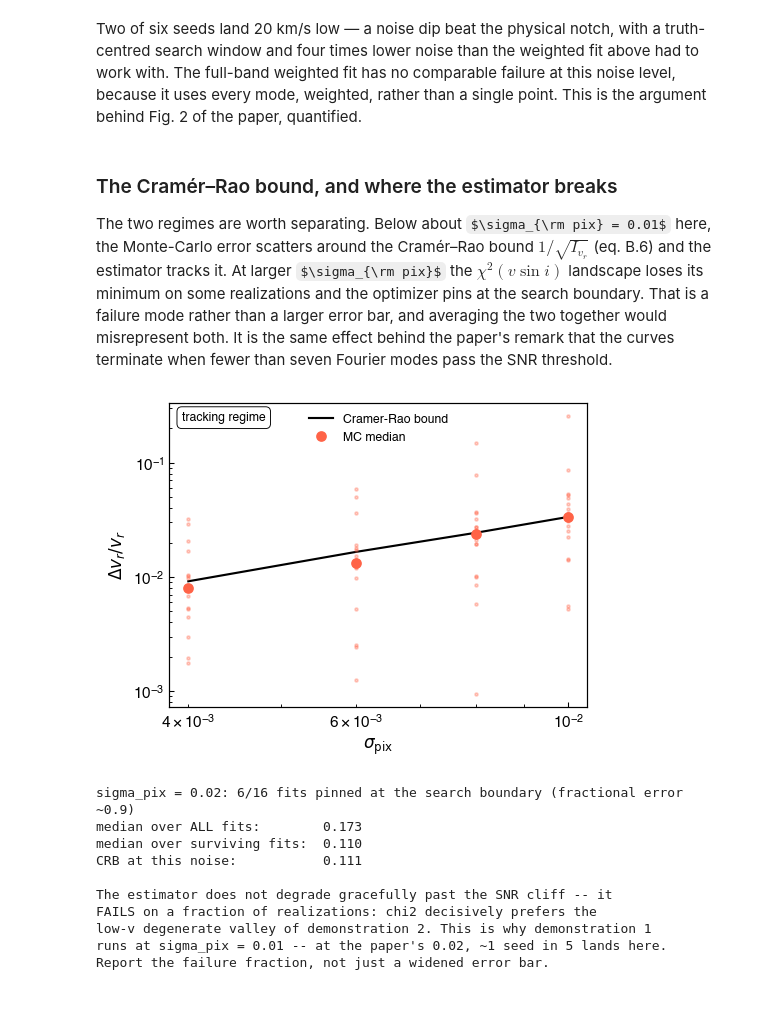
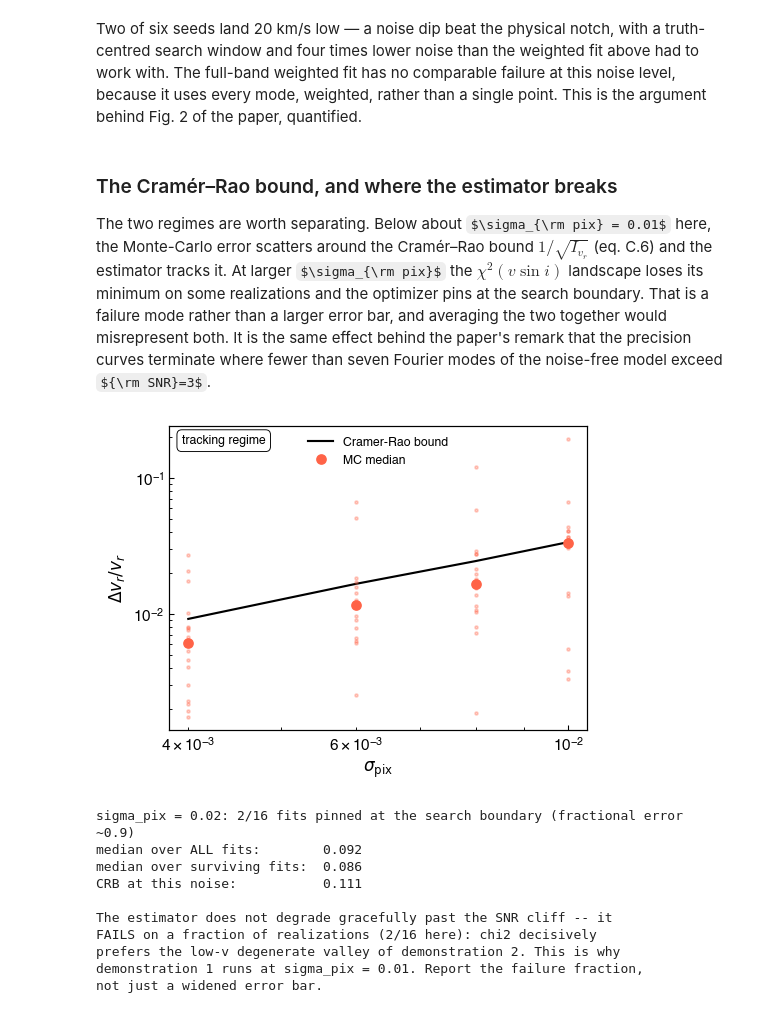
Before and after one commit to saharsh1/specbeat, a Jupyter notebook: notebooks/01_single_star_in_fourier_space.ipynb, the cells around one changed output. Saved outputs shown, nothing was run; the diff lists cells and outputs as text; code cells hidden in the pictures; some formulas as TeX source.

```diff
--- a/notebooks/01_single_star_in_fourier_space.ipynb
+++ b/notebooks/01_single_star_in_fourier_space.ipynb
@@ -456,20 +467,28 @@ point. This is the argument behind Fig. 2 of the paper, quantified.
 
 The two regimes are worth separating. Below about $\sigma_{\rm pix} = 0.01$ here,
 the Monte-Carlo error scatters around the Cramér–Rao bound $1/\sqrt{I_{v_r}}$
-(eq. B.6) and the estimator tracks it. At larger $\sigma_{\rm pix}$ the
+(eq. C.6) and the estimator tracks it. At larger $\sigma_{\rm pix}$ the
 $\chi^2(v\sin i)$ landscape loses its minimum on some realizations and the
 optimizer pins at the search boundary. That is a failure mode rather than a
 larger error bar, and averaging the two together would misrepresent both. It is
-the same effect behind the paper's remark that the curves terminate when fewer
-than seven Fourier modes pass the SNR threshold.
+the same effect behind the paper's remark that the precision curves terminate
+where fewer than seven Fourier modes of the noise-free model exceed
+${\rm SNR}=3$.
 # %%
 # (4a) tracking regime
 from scipy.optimize import minimize_scalar
 
-def fit_vsini_once(spec_n):
+def band_edge(sp):
+    # Fixed band for noise level sp: noise-free amplitude SNR >= 3.
+    sA_ = amplitude.amp_noise_sigma(sp, n=N)
+    z_, _, _ = amplitude.truncate_to_snr_cutoff(
+        zeta_c, np.log(amp_c), amp_c, amp_c / sA_, threshold=3.0)
+    return z_.max()
+
+def fit_vsini_once(spec_n, zmax):
     a_, _, z_, sA_ = amplitude.fourier_log_amplitude(spec_n, dv, normalize_to_snr=False)
     zf_, _, af_ = amplitude.truncate_to_snr_cutoff(z_, np.log(a_), a_, a_ / sA_,
-                                                   threshold=3.0)
+                                                   zeta_max=zmax)
     yf_, w_ = np.log(af_), (af_ / sA_) ** 2
     Mf_ = amplitude.construct_log_amp_model_matrix(zf_, 0.0, n_cos_terms=None,
                                                    n_baseline=2)
@@ -483,40 +502,43 @@ def crb_frac_at(sp):
     sigma_A_lv = amplitude.amp_noise_sigma(sp, n=N)
     zf_, _, af_ = amplitude.truncate_to_snr_cutoff(
         zeta_c, np.log(amp_c), amp_c, amp_c / sigma_A_lv, threshold=3.0)
     w_ = (af_ / sigma_A_lv) ** 2
     Mf_ = amplitude.construct_log_amp_model_matrix(zf_, 0.0, n_cos_terms=None,
                                                    n_baseline=2)
     dd = 0.5
     dk = (kernels.rotational_kernel(zf_, vsini_true + dd, eps_2, return_log=True)
           - kernels.rotational_kernel(zf_, vsini_true - dd, eps_2, return_log=True)) / (2 * dd)
     return 1.0 / np.sqrt(power.fisher_information_alpha(dk, Mf_, w_)) / vsini_true
 
 sig_track = np.array([0.004, 0.006, 0.008, 0.010])
 n_mc = 16
 crb, mc_med, mc_all = [], [], []
 for sp in sig_track:
     crb.append(crb_frac_at(sp))
+    zb = band_edge(sp)
     errs = [abs(fit_vsini_once(spec_clean
-                               + np.random.default_rng(1000 + s).normal(0, sp, N))
+                               + np.random.default_rng(1000 + s).normal(0, sp, N),
+                               zb)
                 - vsini_true) / vsini_true for s in range(n_mc)]
     mc_all.append(errs); mc_med.append(np.median(errs))
 
 fig, ax = plt.subplots(figsize=(4.9, 3.6))
 ax.loglog(sig_track, crb, "k-", lw=1.4, label="Cramer-Rao bound")
 ax.loglog(sig_track, mc_med, "o", color="tomato", ms=6, label="MC median")
 for sp, errs in zip(sig_track, mc_all):
     ax.loglog([sp] * len(errs), errs, ".", color="tomato", alpha=0.3, ms=4)
 ax.set_xlabel(r"$\sigma_{\rm pix}$"); ax.set_ylabel(r"$\Delta v_r / v_r$")
 ax.legend(frameon=False)
 regime_label(ax, "tracking regime", loc="upper left")
 plt.show()
 # %% [output]
-[figure, old version]
+[figure, new version]
 # %%
 # (4b) breakdown regime: same estimator, sigma_pix = 0.02.
 sp_break = 0.02
+zb_break = band_edge(sp_break)
 errs_break = np.array([abs(fit_vsini_once(
-    spec_clean + np.random.default_rng(1000 + s).normal(0, sp_break, N))
+    spec_clean + np.random.default_rng(1000 + s).normal(0, sp_break, N), zb_break)
     - vsini_true) / vsini_true for s in range(n_mc)])
 n_fail = int(np.sum(errs_break > 0.5))
 print(f"sigma_pix = {sp_break}: {n_fail}/{n_mc} fits pinned at the search "
@@ -524,22 +546,22 @@ print(f"sigma_pix = {sp_break}: {n_fail}/{n_mc} fits pinned at the search "
 print(f"median over ALL fits:        {np.median(errs_break):.3f}")
 print(f"median over surviving fits:  {np.median(errs_break[errs_break < 0.5]):.3f}")
 print(f"CRB at this noise:           {crb_frac_at(sp_break):.3f}")
-print("\nThe estimator does not degrade gracefully past the SNR cliff -- it")
-print("FAILS on a fraction of realizations: chi2 decisively prefers the")
-print("low-v degenerate valley of demonstration 2. This is why demonstration 1")
-print("runs at sigma_pix = 0.01 -- at the paper's 0.02, ~1 seed in 5 lands here.")
-print("Report the failure fraction, not just a widened error bar.")
+print(f"\nThe estimator does not degrade gracefully past the SNR cliff -- it")
+print(f"FAILS on a fraction of realizations ({n_fail}/{n_mc} here): chi2 decisively")
+print(f"prefers the low-v degenerate valley of demonstration 2. This is why")
+print(f"demonstration 1 runs at sigma_pix = 0.01. Report the failure fraction,")
+print(f"not just a widened error bar.")
 # %% [output]
-sigma_pix = 0.02: 6/16 fits pinned at the search boundary (fractional error ~0.9)
-median over ALL fits:        0.173
-median over surviving fits:  0.110
+sigma_pix = 0.02: 2/16 fits pinned at the search boundary (fractional error ~0.9)
+median over ALL fits:        0.092
+median over surviving fits:  0.086
 CRB at this noise:           0.111
 
 The estimator does not degrade gracefully past the SNR cliff -- it
-FAILS on a fraction of realizations: chi2 decisively prefers the
-low-v degenerate valley of demonstration 2. This is why demonstration 1
-runs at sigma_pix = 0.01 -- at the paper's 0.02, ~1 seed in 5 lands here.
-Report the failure fraction, not just a widened error bar.
+FAILS on a fraction of realizations (2/16 here): chi2 decisively
+prefers the low-v degenerate valley of demonstration 2. This is why
+demonstration 1 runs at sigma_pix = 0.01. Report the failure fraction,
+not just a widened error bar.
 # %% [markdown]
 One loose end: the log of a noisy amplitude is biased. At high $\zeta$ the signal
 decays into the noise floor, $\langle\ln|\tilde S+n|\rangle \neq \ln|\tilde S|$,
```
Also changed, not shown: parts of 6 cells of this notebook, 4 other files.
